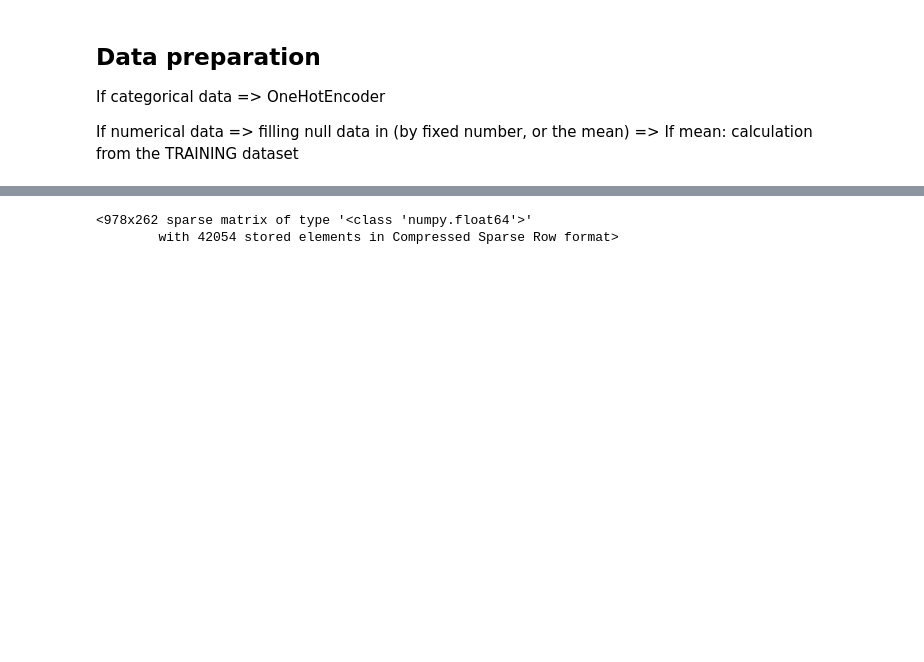
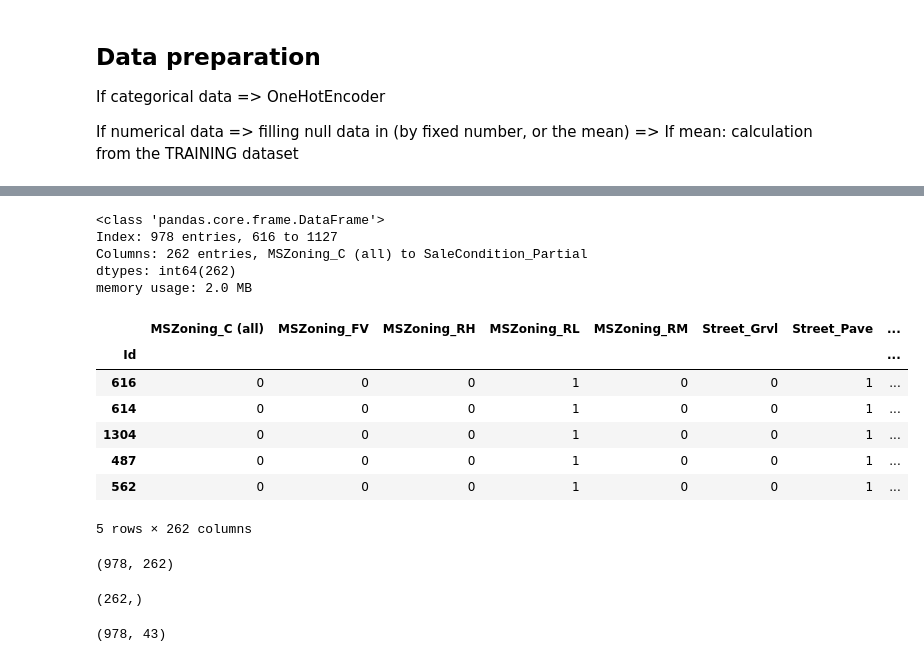
Before and after one commit to chloea31/machine_learning, a Jupyter notebook: notebooks/house_prices.ipynb, the cells around one changed output, grey strips where cells are left out. Saved outputs shown, nothing was run; the diff lists cells and outputs as text; code cells hidden in the pictures; blank space fills up the shorter version.

```diff
--- a/notebooks/house_prices.ipynb
+++ b/notebooks/house_prices.ipynb
@@ -256,14 +262,50 @@ Name: SalePrice, Length: 482, dtype: int64
 # %%
 # Limit to categorical data using df.select_dtypes() => onehotencoder creates one column by possible value
-X_enc = X_train.select_dtypes(include=[object])
+X_enc = X_train.select_dtypes(include=[object]) # X_enc = subset of categorical variables
+#X_enc.info() # => 43 categorical variables = > ok
+#X_enc.head()
 
 # Creating instance of one-hot-encoder
-enc = OneHotEncoder(handle_unknown='ignore')
+enc = OneHotEncoder() # handle_unknown: column in which a category is never represented (ex if a category is only represented in the test dataset),
+# put "error" as far as we can
 #enc
 
 # Apply one-hot encoding to the categorical columns
-one_hot_encoded = enc.fit_transform(X_enc)
-one_hot_encoded
+enc = enc.fit(X_enc) # looks at each column and determine unique values for each column: calculates all possible values for each categorical values
+#enc.categories_ # double table: 1st element = list of possible values in the 1st column
+# (respects the order of the columns, order of the columns in X_enc)
+
+# Transform on X_enc
+X_enc_transfo = enc.transform(X_enc).toarray()
+enc.get_feature_names_out()
+
+# Building the dataframe
+df_enc = pd.DataFrame(X_enc_transfo, columns = enc.get_feature_names_out(), index = X_enc.index, dtype=int)
+df_enc.info()
+df_enc.head(5)
 # %% [output]
-<978x262 sparse matrix of type '<class 'numpy.float64'>'
-        with 42054 stored elements in Compressed Sparse Row format>
+<class 'pandas.core.frame.DataFrame'>
+Index: 978 entries, 616 to 1127
+Columns: 262 entries, MSZoning_C (all) to SaleCondition_Partial
+dtypes: int64(262)
+memory usage: 2.0 MB
+|  | MSZoning_C (all) | MSZoning_FV | MSZoning_RH | MSZoning_RL | MSZoning_RM | Street_Grvl | Street_Pave | ... |
+| Id |  |  |  |  |  |  |  | ... |
+| 616 | 0 | 0 | 0 | 1 | 0 | 0 | 1 | ... |
+| 614 | 0 | 0 | 0 | 1 | 0 | 0 | 1 | ... |
+| 1304 | 0 | 0 | 0 | 1 | 0 | 0 | 1 | ... |
+| 487 | 0 | 0 | 0 | 1 | 0 | 0 | 1 | ... |
+| 562 | 0 | 0 | 0 | 1 | 0 | 0 | 1 | ... |
+5 rows × 262 columns
+# %%
+X_enc_transfo.shape
+# %% [output]
+(978, 262)
+# %%
+enc.get_feature_names_out().shape
+# %% [output]
+(262,)
+# %%
+X_enc.shape
+# %% [output]
+(978, 43)
```
Also changed, not shown: parts of 4 cells of this notebook.
